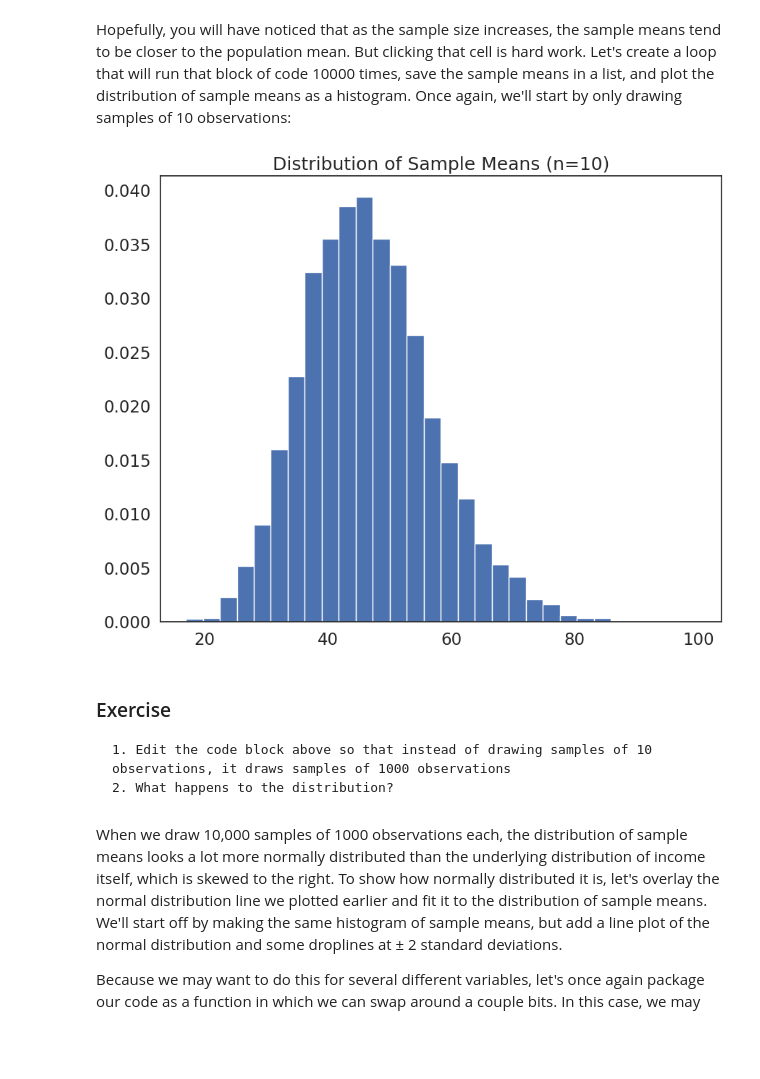
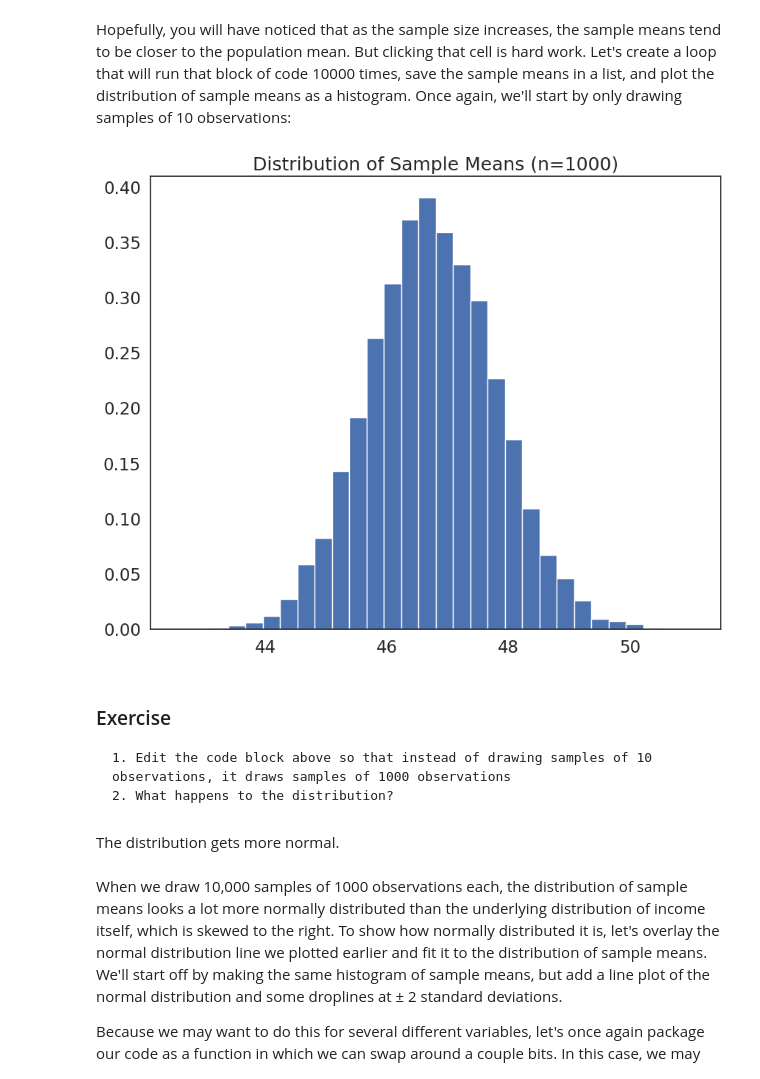
Before and after one commit to PHorley11/RealQM2, a Jupyter notebook: W5_Distributions_and_Basic_Statistics.ipynb, the cells around one changed output. Cells and saved outputs as stored; diff of their text form; code cells hidden in the pictures; blank space fills up the shorter version.

```diff
--- a/W5_Distributions_and_Basic_Statistics.ipynb
+++ b/W5_Distributions_and_Basic_Statistics.ipynb
@@ -174,0 +181,3 @@ what other variables are categorical? Convert them to categorical and describe.
+# %%
+df['occupation']=df['occupation'].astype('category')
+df['occupation'].describe()
@@ -371,24 +415,26 @@ Hopefully, you will have noticed that as the sample size increases, the sample m
 # %%
 #create an empty list to store sample means
 sample_means=[]
 
-sample_size=10
+sample_size=1000
 # loop 10,000 times.
 for i in range(0,10000):
     sample= df['income'].sample(sample_size, replace=True) # draw a sample of 10 observations from the income variable, with replacement
     sample_mean=sample.mean() # calculate the mean of the sample
     sample_means.append(sample_mean) # append the sample mean to the list of sample means
 
 plt.hist(sample_means, bins=30, edgecolor='white', density=True) # plot a histogram of the sample means
 plt.title('Distribution of Sample Means (n={})'.format(sample_size)) # add a title
 plt.show()
 # %% [output]
-[figure, old version]
+[figure, new version]
 # %% [markdown]
 ### Exercise
 
     1. Edit the code block above so that instead of drawing samples of 10 observations, it draws samples of 1000 observations
     2. What happens to the distribution?
+# %% [markdown]
+The distribution gets more normal.
 # %% [markdown]
 When we draw 10,000 samples of 1000 observations each, the distribution of sample means looks a lot more normally distributed than the underlying distribution of income itself, which is skewed to the right. To show how normally distributed it is, let's overlay the normal distribution line we plotted earlier and fit it to the distribution of sample means. We'll start off by making the same histogram of sample means, but add a line plot of the normal distribution and some droplines at ± 2 standard deviations.
 
```
Also changed, not shown: parts of 17 cells of this notebook.
